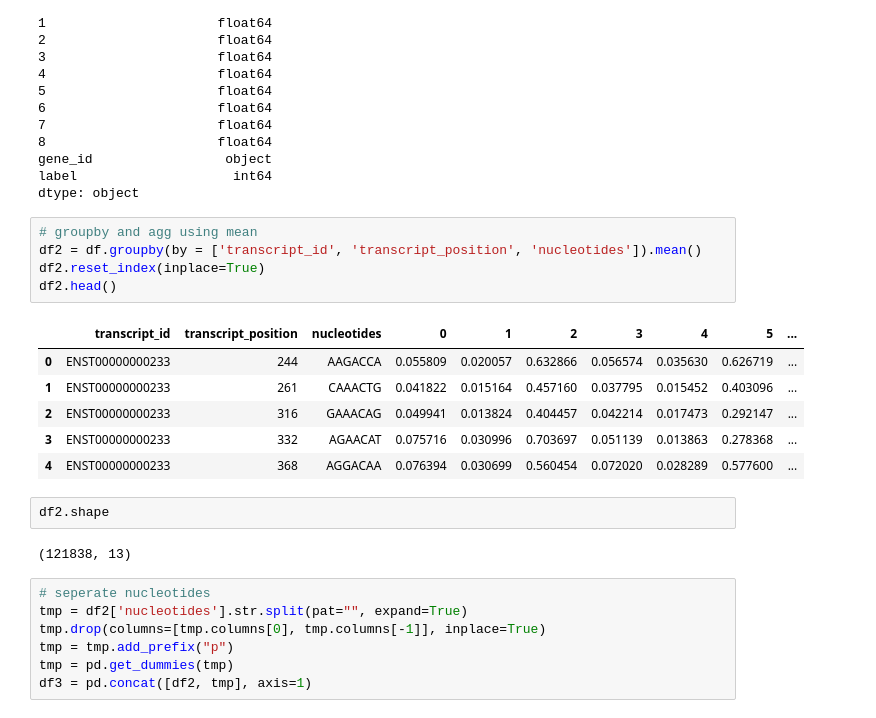
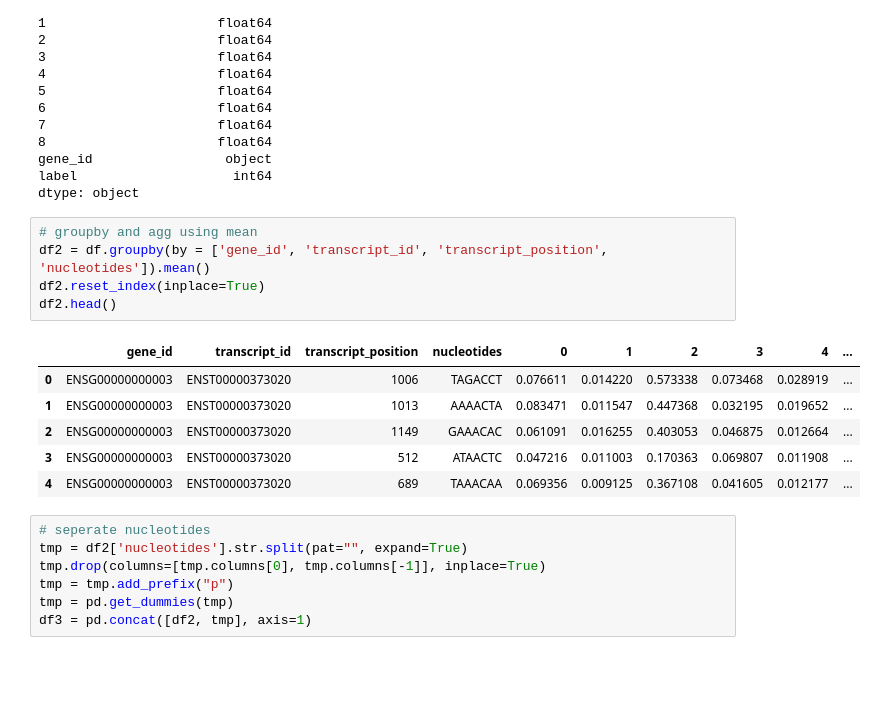
Before and after one commit to HaotingS/dsa4262_project, a Jupyter notebook: notebooks/modeling4_yeejet.ipynb, the cells around one changed output. Drawn from its saved outputs; the diff is of its cells as text; blank space fills up the shorter version.

```diff
--- a/notebooks/modeling4_yeejet.ipynb
+++ b/notebooks/modeling4_yeejet.ipynb
@@ -92,20 +88,16 @@ label                    int64
 dtype: object
 # %%
 # groupby and agg using mean
-df2 = df.groupby(by = ['transcript_id', 'transcript_position', 'nucleotides']).mean()
+df2 = df.groupby(by = ['gene_id', 'transcript_id', 'transcript_position', 'nucleotides']).mean()
 df2.reset_index(inplace=True)
 df2.head()
 # %% [output]
-|  | transcript_id | transcript_position | nucleotides | 0 | 1 | 2 | 3 | 4 | 5 | ... |
-| 0 | ENST00000000233 | 244 | AAGACCA | 0.055809 | 0.020057 | 0.632866 | 0.056574 | 0.035630 | 0.626719 | ... |
-| 1 | ENST00000000233 | 261 | CAAACTG | 0.041822 | 0.015164 | 0.457160 | 0.037795 | 0.015452 | 0.403096 | ... |
-| 2 | ENST00000000233 | 316 | GAAACAG | 0.049941 | 0.013824 | 0.404457 | 0.042214 | 0.017473 | 0.292147 | ... |
-| 3 | ENST00000000233 | 332 | AGAACAT | 0.075716 | 0.030996 | 0.703697 | 0.051139 | 0.013863 | 0.278368 | ... |
-| 4 | ENST00000000233 | 368 | AGGACAA | 0.076394 | 0.030699 | 0.560454 | 0.072020 | 0.028289 | 0.577600 | ... |
+|  | gene_id | transcript_id | transcript_position | nucleotides | 0 | 1 | 2 | 3 | 4 | ... |
+| 0 | ENSG00000000003 | ENST00000373020 | 1006 | TAGACCT | 0.076611 | 0.014220 | 0.573338 | 0.073468 | 0.028919 | ... |
+| 1 | ENSG00000000003 | ENST00000373020 | 1013 | AAAACTA | 0.083471 | 0.011547 | 0.447368 | 0.032195 | 0.019652 | ... |
+| 2 | ENSG00000000003 | ENST00000373020 | 1149 | GAAACAC | 0.061091 | 0.016255 | 0.403053 | 0.046875 | 0.012664 | ... |
+| 3 | ENSG00000000003 | ENST00000373020 | 512 | ATAACTC | 0.047216 | 0.011003 | 0.170363 | 0.069807 | 0.011908 | ... |
+| 4 | ENSG00000000003 | ENST00000373020 | 689 | TAAACAA | 0.069356 | 0.009125 | 0.367108 | 0.041605 | 0.012177 | ... |
-# %%
-df2.shape
-# %% [output]
-(121838, 13)
 # %%
 # seperate nucleotides
 tmp = df2['nucleotides'].str.split(pat="", expand=True)
```
Also changed, not shown: parts of 32 cells of this notebook, 3 other files.
